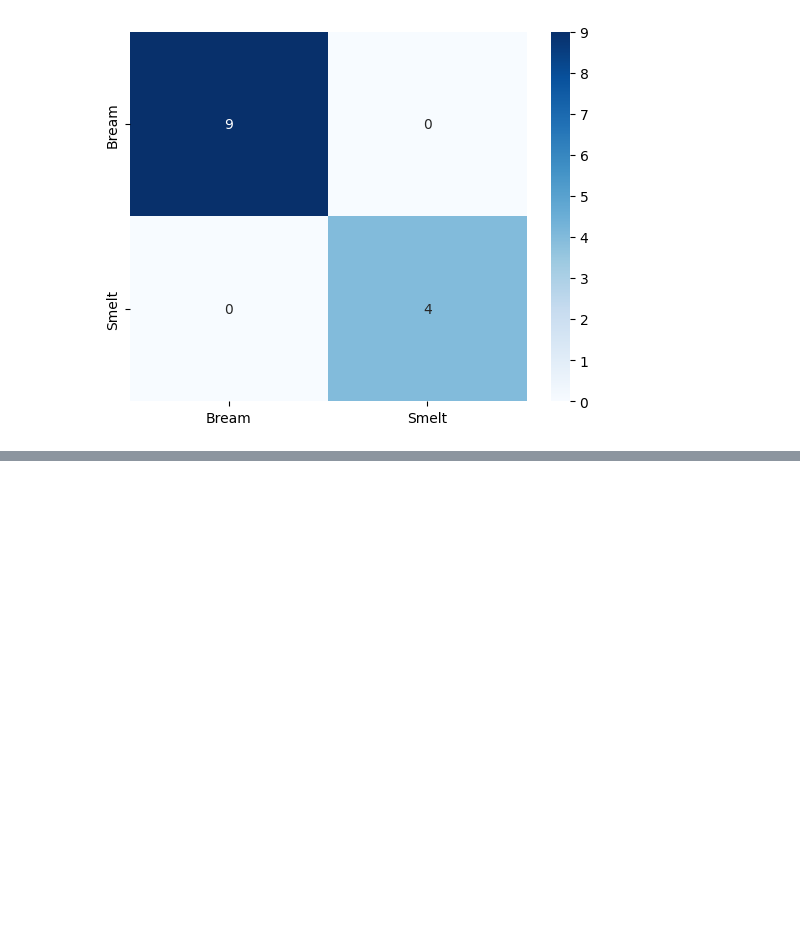
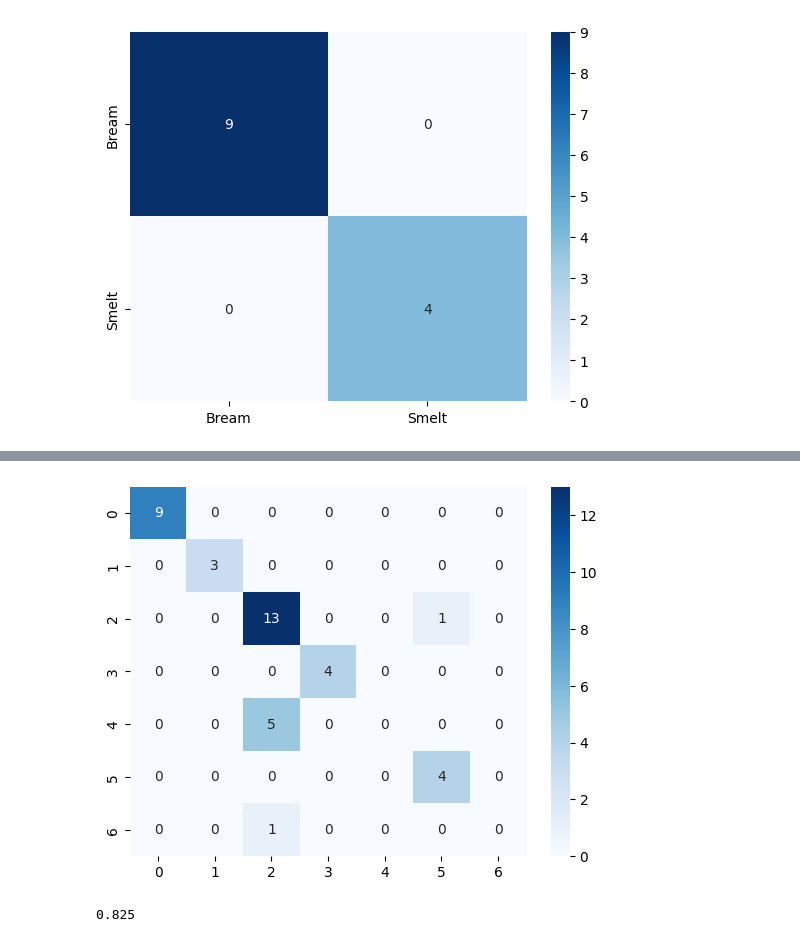
Before and after one commit to YounJJ/202511_BD53, a Jupyter notebook: lab_ml/ml08_logistic_regression.ipynb, the cells around one changed output, grey strips where cells are left out. Saved outputs shown, nothing was run; the diff lists cells and outputs as text; code cells hidden in the pictures; blank space fills up the shorter version.

```diff
--- a/lab_ml/ml08_logistic_regression.ipynb
+++ b/lab_ml/ml08_logistic_regression.ipynb
@@ -176,0 +399,6 @@ plt.show()
+# %%
+# 테스트 셋 예측값
+test_pred = pipe.predict(X=x_test)
+# %%
+cm_test = confusion_matrix(y_true=y_test, y_pred=test_pred)
+cm_test
@@ -176,0 +413,9 @@ plt.show()
+# %%
+sns.heatmap(data=cm_test, cmap="Blues", annot=True)
+plt.show()
+# %% [output]
+[figure, added]
+# %%
+pipe.score(X=x_test, y=y_test)  # 테스트 셋 정확도
+# %% [output]
+0.825
```
Also changed, not shown: parts of 26 cells of this notebook.
